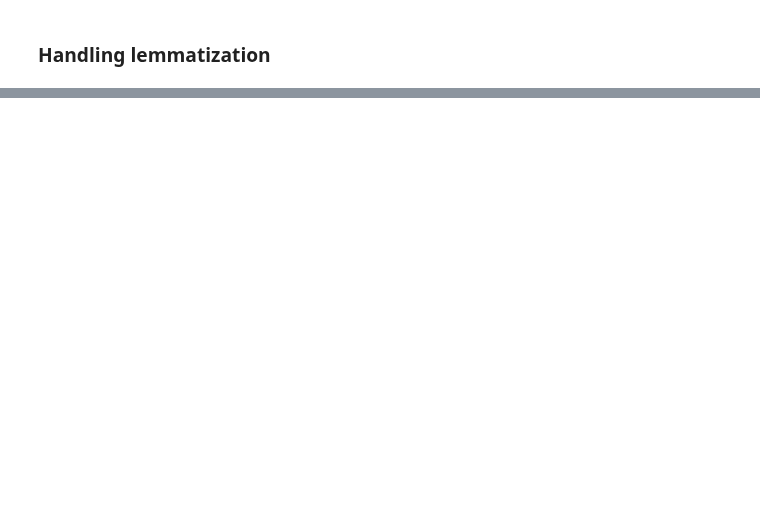
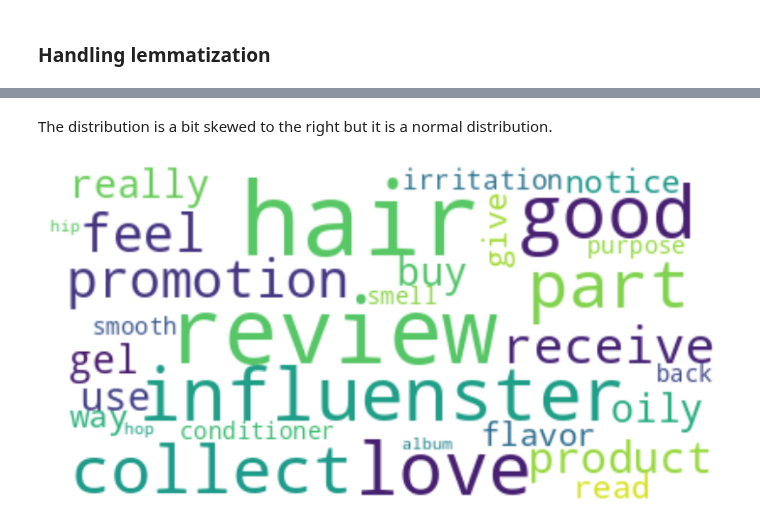
Before and after one commit to bharathsanjai/sentiment-based-product-recommendation-system, a Jupyter notebook: Recommendation_System_Notebook.ipynb, the cells around one changed output, grey strips where cells are left out. Saved outputs shown, nothing was run; the diff lists cells and outputs as text; code cells hidden in the pictures; blank space fills up the shorter version.

```diff
--- a/Recommendation_System_Notebook.ipynb
+++ b/Recommendation_System_Notebook.ipynb
@@ -560,0 +584,14 @@ df_sent.head(2)
+# %% [markdown]
+The distribution is a bit skewed to the right but it is a normal distribution.
+# %%
+#Using a word cloud visualize the top 30 words in review by frequency
+stopwords_wordcloud = set(STOPWORDS)
+wordcloud = WordCloud(max_font_size=60, max_words=30,
+                      background_color="white", random_state=42,
+                      stopwords=stopwords_wordcloud).generate(str(df_sent['reviews_lemmatized']))
+plt.figure(figsize=[10,10])
+plt.imshow(wordcloud, interpolation="bilinear")
+plt.axis("off")
+plt.show()
+# %% [output]
+[figure, added]
```
Also changed, not shown: parts of 74 cells of this notebook.
